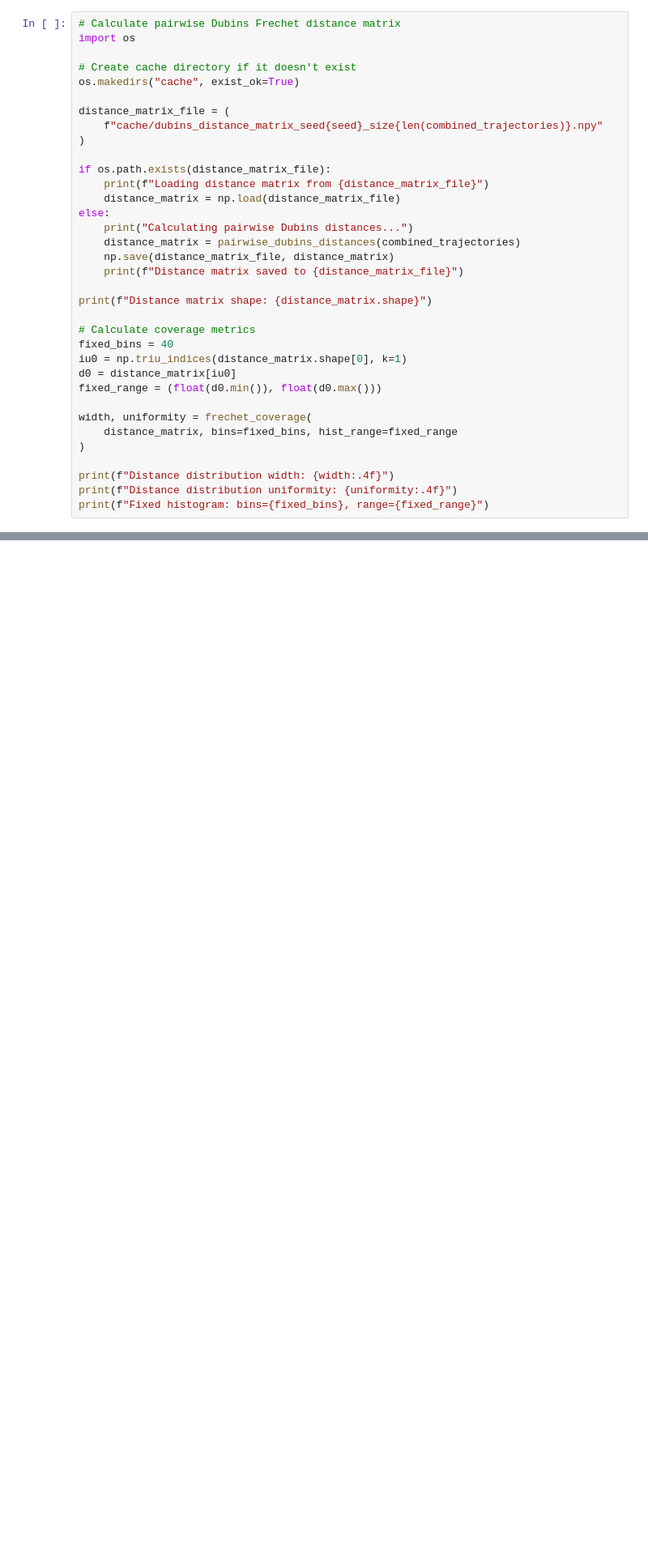
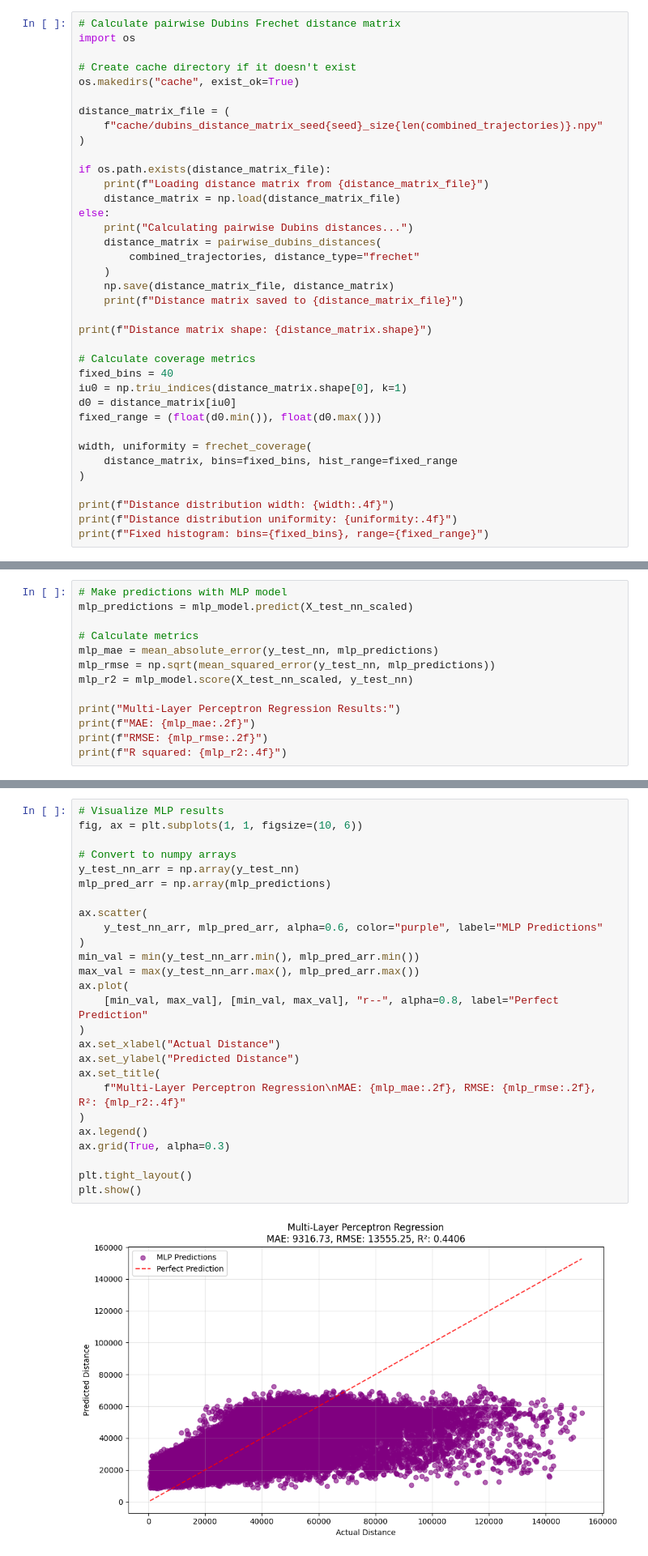
Before and after one commit to Y65NG/code, a Jupyter notebook: acasxu_dubins.ipynb, the cells around one changed output, grey strips where cells are left out. Shown: that part at 81% size. Saved outputs shown, nothing was run; the diff lists cells and outputs as text; blank space fills up the shorter version.

```diff
--- a/acasxu_dubins.ipynb
+++ b/acasxu_dubins.ipynb
@@ -358,7 +359,9 @@ if os.path.exists(distance_matrix_file):
     distance_matrix = np.load(distance_matrix_file)
 else:
     print("Calculating pairwise Dubins distances...")
-    distance_matrix = pairwise_dubins_distances(combined_trajectories)
+    distance_matrix = pairwise_dubins_distances(
+        combined_trajectories, distance_type="frechet"
+    )
     np.save(distance_matrix_file, distance_matrix)
     print(f"Distance matrix saved to {distance_matrix_file}")
 
@@ -580,0 +668,13 @@ Top 10 Most Important Features:
+# %%
+# Make predictions with MLP model
+mlp_predictions = mlp_model.predict(X_test_nn_scaled)
+
+# Calculate metrics
+mlp_mae = mean_absolute_error(y_test_nn, mlp_predictions)
+mlp_rmse = np.sqrt(mean_squared_error(y_test_nn, mlp_predictions))
+mlp_r2 = mlp_model.score(X_test_nn_scaled, y_test_nn)
+
+print("Multi-Layer Perceptron Regression Results:")
+print(f"MAE: {mlp_mae:.2f}")
+print(f"RMSE: {mlp_rmse:.2f}")
+print(f"R squared: {mlp_r2:.4f}")
@@ -580,0 +686,28 @@ Top 10 Most Important Features:
+# %%
+# Visualize MLP results
+fig, ax = plt.subplots(1, 1, figsize=(10, 6))
+
+# Convert to numpy arrays
+y_test_nn_arr = np.array(y_test_nn)
+mlp_pred_arr = np.array(mlp_predictions)
+
+ax.scatter(
+    y_test_nn_arr, mlp_pred_arr, alpha=0.6, color="purple", label="MLP Predictions"
+)
+min_val = min(y_test_nn_arr.min(), mlp_pred_arr.min())
+max_val = max(y_test_nn_arr.max(), mlp_pred_arr.max())
+ax.plot(
+    [min_val, max_val], [min_val, max_val], "r--", alpha=0.8, label="Perfect Prediction"
+)
+ax.set_xlabel("Actual Distance")
+ax.set_ylabel("Predicted Distance")
+ax.set_title(
+    f"Multi-Layer Perceptron Regression\nMAE: {mlp_mae:.2f}, RMSE: {mlp_rmse:.2f}, R²: {mlp_r2:.4f}"
+)
+ax.legend()
+ax.grid(True, alpha=0.3)
+
+plt.tight_layout()
+plt.show()
+# %% [output]
+[figure, added]
```
Also changed, not shown: parts of 10 cells of this notebook, 5 other files.
